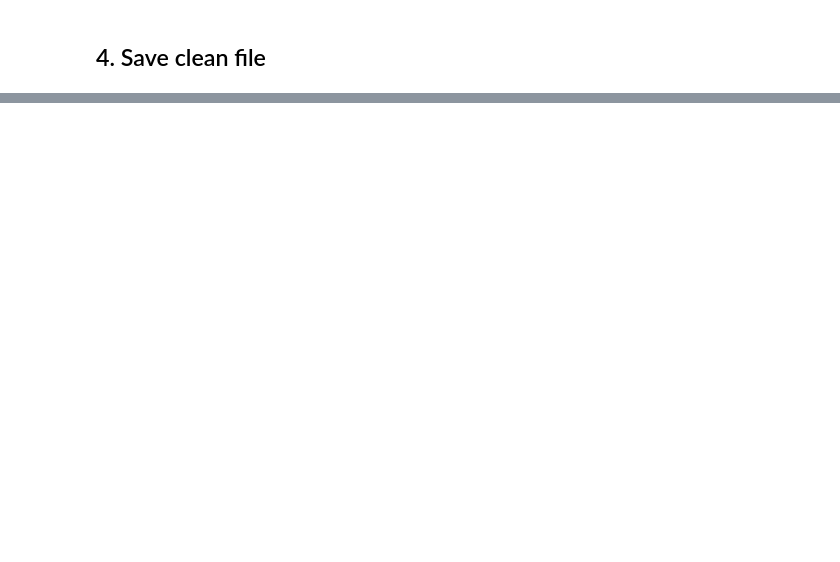
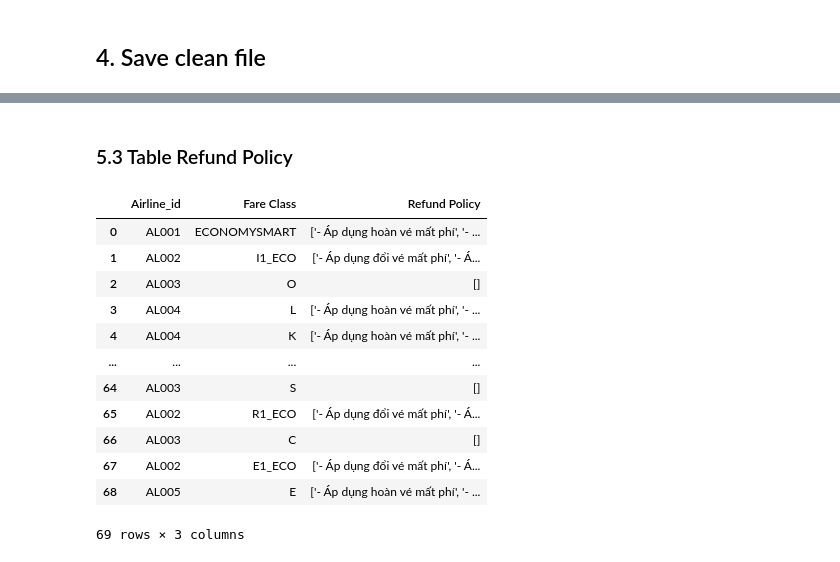
Before and after one commit to Gabien21/project_airfare, a Jupyter notebook: notebooks/preprocess_flight_prices.ipynb, the cells around one changed output, grey strips where cells are left out. Cells and saved outputs as stored; diff of their text form; code cells hidden in the pictures; blank space fills up the shorter version.

```diff
--- a/notebooks/preprocess_flight_prices.ipynb
+++ b/notebooks/preprocess_flight_prices.ipynb
@@ -263,0 +277,2 @@ memory usage: 1.7+ MB
+# %%
+combined_df = pd.read_csv(output_path)
@@ -263,0 +312,19 @@ memory usage: 1.7+ MB
+# %% [markdown]
+### 5.3 Table Refund Policy
+# %%
+refund_policy_df = tmp_df[['Airline_id', 'Fare Class', 'Refund Policy']].drop_duplicates().reset_index(drop=True)
+refund_policy_df
+# %% [output]
+|  | Airline_id | Fare Class | Refund Policy |
+| 0 | AL001 | ECONOMYSMART | ['- Áp dụng hoàn vé mất phí', '- ... |
+| 1 | AL002 | I1_ECO | ['- Áp dụng đổi vé mất phí', '- Á... |
+| 2 | AL003 | O | [] |
+| 3 | AL004 | L | ['- Áp dụng hoàn vé mất phí', '- ... |
+| 4 | AL004 | K | ['- Áp dụng hoàn vé mất phí', '- ... |
+| ... | ... | ... | ... |
+| 64 | AL003 | S | [] |
+| 65 | AL002 | R1_ECO | ['- Áp dụng đổi vé mất phí', '- Á... |
+| 66 | AL003 | C | [] |
+| 67 | AL002 | E1_ECO | ['- Áp dụng đổi vé mất phí', '- Á... |
+| 68 | AL005 | E | ['- Áp dụng hoàn vé mất phí', '- ... |
+69 rows × 3 columns
```
Also changed, not shown: parts of 41 cells of this notebook, 10 other files.
